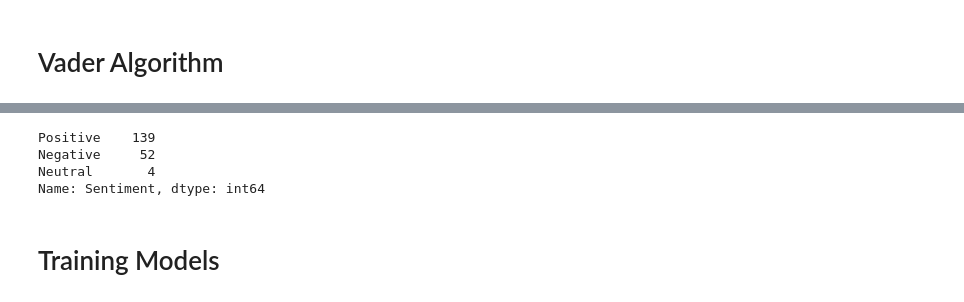
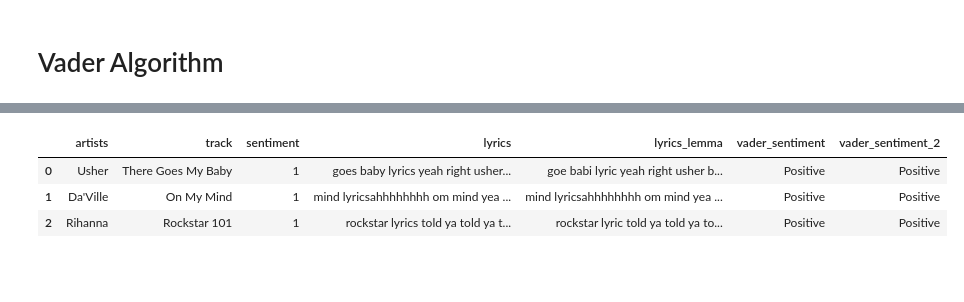
Before and after one commit to yaksh1/SentimentAnalysisOfPlaylist, a Jupyter notebook: main.ipynb, the cells around one changed output, grey strips where cells are left out. Drawn from its saved outputs; the diff is of its cells as text; code cells hidden in the pictures; blank space fills up the shorter version.

```diff
--- a/main.ipynb
+++ b/main.ipynb
@@ -198,7 +220,0 @@ df['lyrics_tokens_preprocessing'] = df['lyrics_tokens'].apply(lambda x: [item fo
-# %%
-# Lemmatization
-from nltk.stem import WordNetLemmatizer
-
-lemmatizer = WordNetLemmatizer()
-
-df['lyrics_tokens_preprocessing'] = df['lyrics_tokens_preprocessing'].apply(lambda x: [lemmatizer.lemmatize(y) for y in x])
@@ -262,9 +271,7 @@ df
-# %%
-df['Sentiment'].value_counts()
-# %% [output]
-Positive    139
-Negative     52
-Neutral       4
-Name: Sentiment, dtype: int64
-# %% [markdown]
-# Training Models
+# %%
+df.head(3)
+# %% [output]
+|  | artists | track | sentiment | lyrics | lyrics_lemma | vader_sentiment | vader_sentiment_2 |
+| 0 | Usher | There Goes My Baby | 1 | goes baby lyrics yeah right usher... | goe babi lyric yeah right usher b... | Positive | Positive |
+| 1 | Da'Ville | On My Mind | 1 | mind lyricsahhhhhhhh om mind yea ... | mind lyricsahhhhhhhh om mind yea ... | Positive | Positive |
+| 2 | Rihanna | Rockstar 101 | 1 | rockstar lyrics told ya told ya t... | rockstar lyric told ya told ya to... | Positive | Positive |
```
Also changed, not shown: parts of 52 cells of this notebook.
